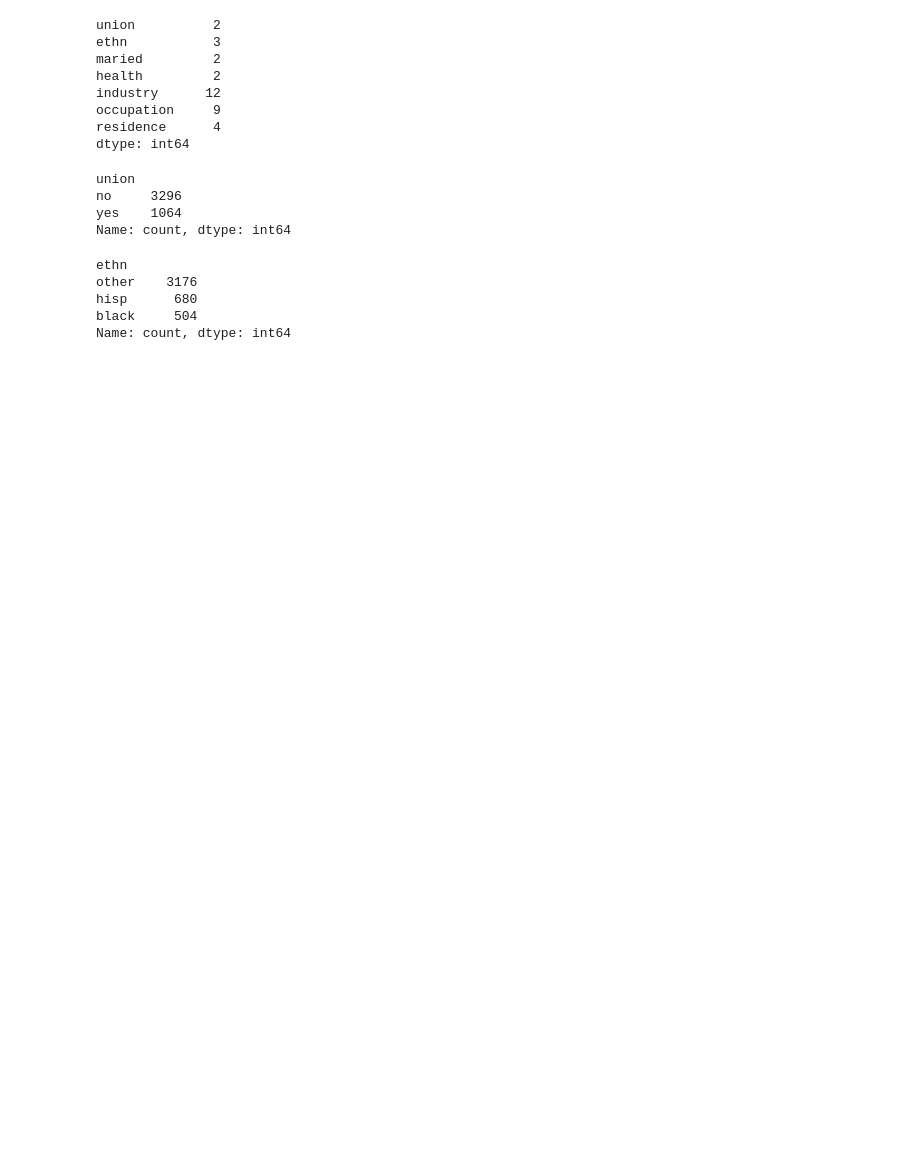
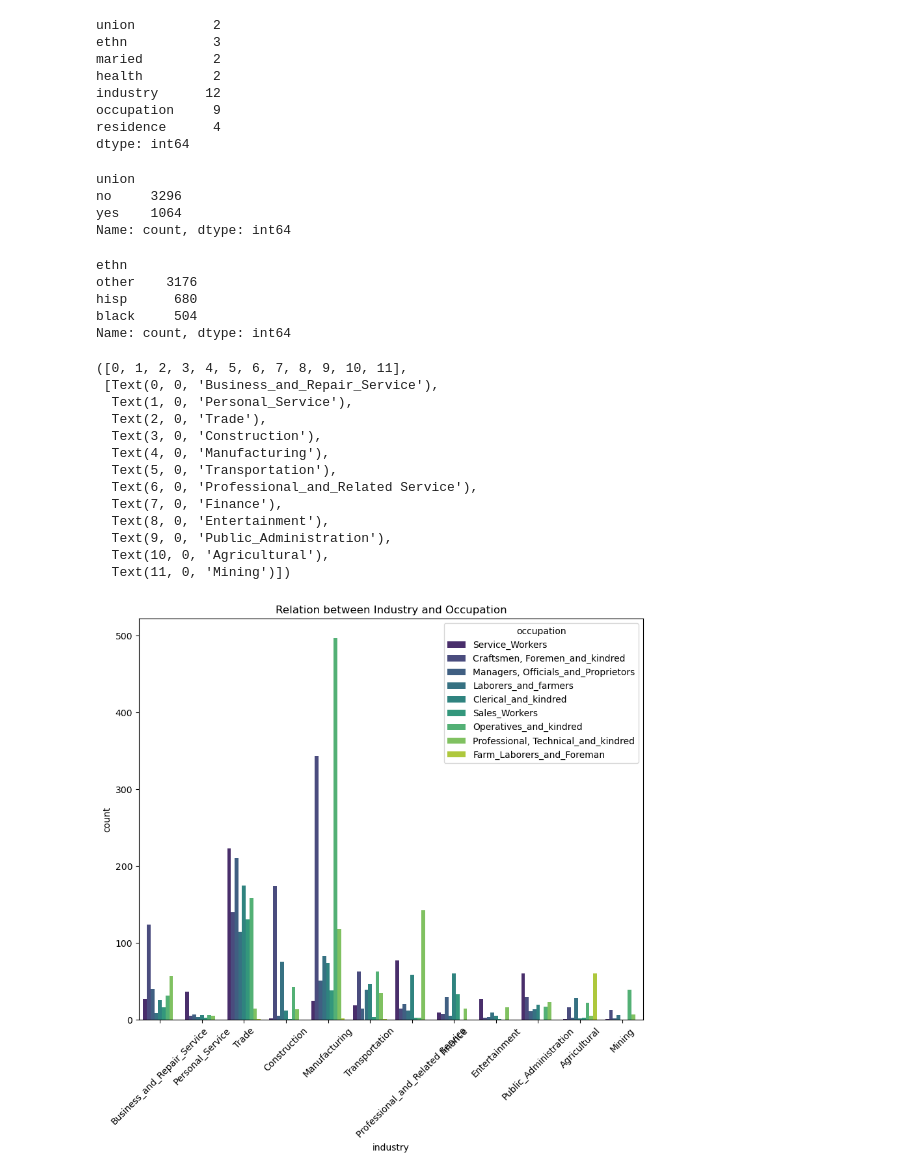
Before and after one commit to taqihaider7/NSU_ML, a Jupyter notebook: Submisison/Ahsan/assignment2.ipynb, the cells around one changed output. Saved outputs shown, nothing was run; the diff lists cells and outputs as text; code cells hidden in the pictures; blank space fills up the shorter version.

```diff
--- a/Submisison/Ahsan/assignment2.ipynb
+++ b/Submisison/Ahsan/assignment2.ipynb
@@ -97,3 +128,24 @@ other    3176
 hisp      680
 black     504
 Name: count, dtype: int64
+# %%
+# relation between industry and occupation plot HISTOGRAM
+plt.figure(figsize=(10, 8))
+sns.countplot(x='industry', hue='occupation', data=df, palette='viridis')
+plt.title('Relation between Industry and Occupation')
+plt.xticks(rotation=45)
+# %% [output]
+([0, 1, 2, 3, 4, 5, 6, 7, 8, 9, 10, 11],
+ [Text(0, 0, 'Business_and_Repair_Service'),
+  Text(1, 0, 'Personal_Service'),
+  Text(2, 0, 'Trade'),
+  Text(3, 0, 'Construction'),
+  Text(4, 0, 'Manufacturing'),
+  Text(5, 0, 'Transportation'),
+  Text(6, 0, 'Professional_and_Related Service'),
+  Text(7, 0, 'Finance'),
+  Text(8, 0, 'Entertainment'),
+  Text(9, 0, 'Public_Administration'),
+  Text(10, 0, 'Agricultural'),
+  Text(11, 0, 'Mining')])
+[figure, added]
```
Also changed, not shown: parts of 28 cells of this notebook.
